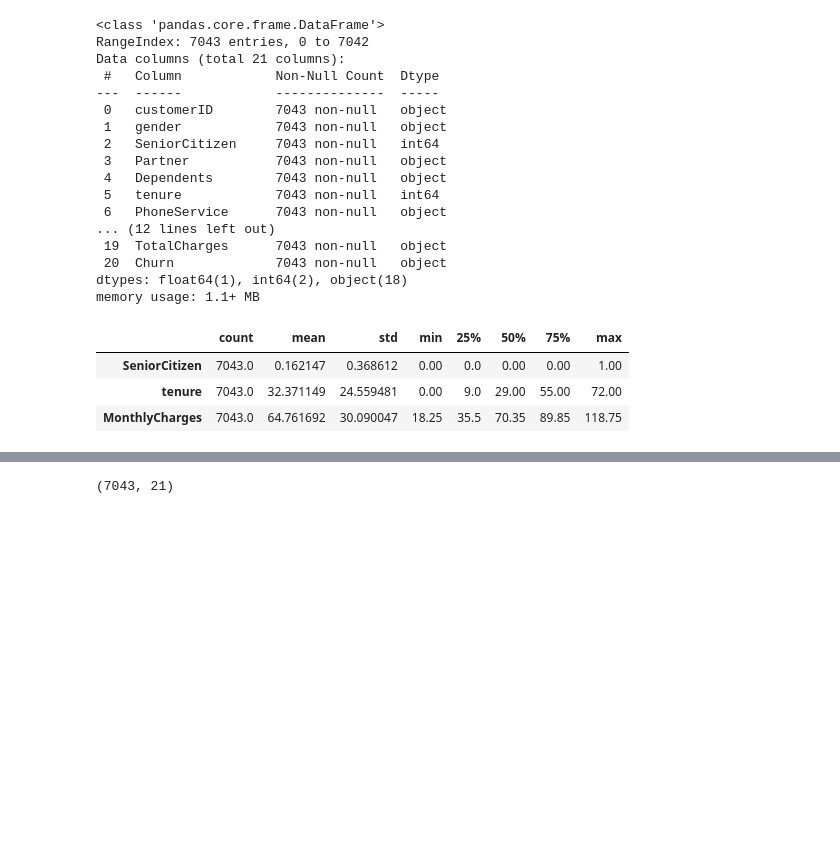
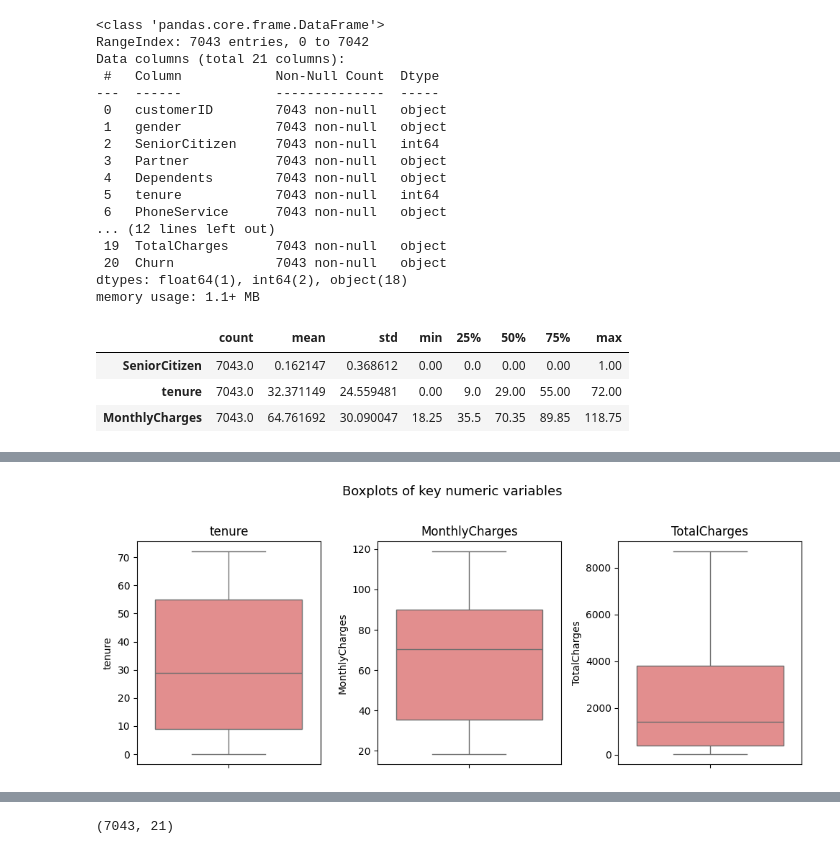
Before and after one commit to carloscastro4172/Machine-Learning, a Jupyter notebook: Mid_Machine/pipeline/pipeline_telco_churn.ipynb, the cells around one changed output, grey strips where cells are left out. Cells and saved outputs as stored; diff of their text form; code cells hidden in the pictures; blank space fills up the shorter version.

```diff
--- a/Mid_Machine/pipeline/pipeline_telco_churn.ipynb
+++ b/Mid_Machine/pipeline/pipeline_telco_churn.ipynb
@@ -80,0 +178,12 @@ telco_df.describe().T
+# %%
+# Boxplots
+plt.figure(figsize=(10, 4))
+for i, col in enumerate(num_cols_quick, 1):
+    plt.subplot(1, 3, i)
+    sns.boxplot(data=telco_num, y=col, color="lightcoral", fliersize=2)
+    plt.title(f"{col}")
+plt.suptitle("Boxplots of key numeric variables", fontsize=13, y=1.02)
+plt.tight_layout()
+plt.show()
+# %% [output]
+[figure, added]
```
Also changed, not shown: parts of 42 cells of this notebook.
